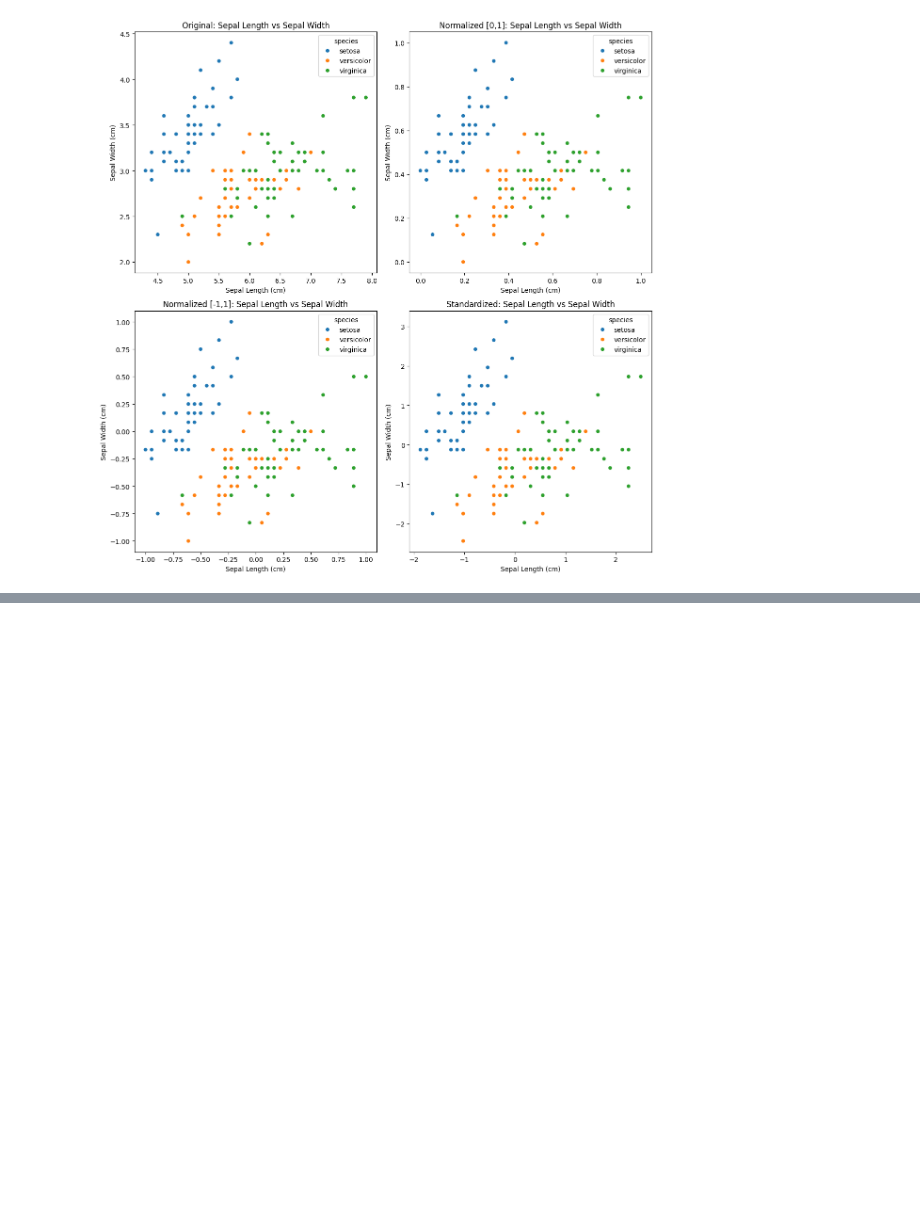
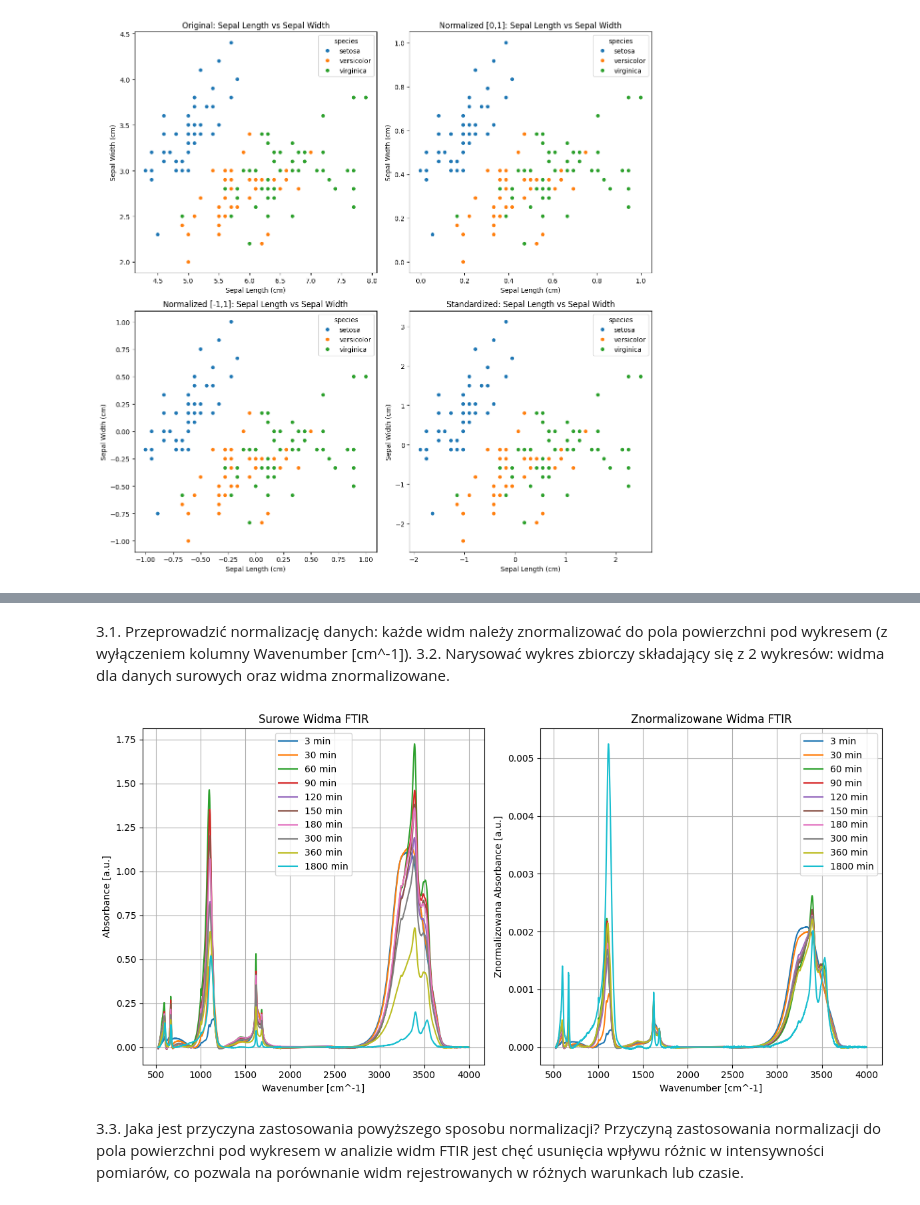
Before and after one commit to juliaduch/maszynowa_analiza_danych, a Jupyter notebook: Duch_Julia_LMAD_PSI_L1.ipynb, the cells around one changed output, grey strips where cells are left out. Cells and saved outputs as stored; diff of their text form; code cells hidden in the pictures; blank space fills up the shorter version.

```diff
--- a/Duch_Julia_LMAD_PSI_L1.ipynb
+++ b/Duch_Julia_LMAD_PSI_L1.ipynb
@@ -161,0 +251,5 @@ plt.show()
+# %%
+raman_db_2 = pd.read_csv('Zad3_L1.csv', sep=';', decimal=',')
+raman_db_2 = raman_db_2.drop(index=0).reset_index(drop=True)
+
+print(raman_db_2.head())
@@ -161,0 +270,14 @@ plt.show()
+# %% [markdown]
+3.1. Przeprowadzić normalizację danych: każde widm należy znormalizować do pola
+powierzchni pod wykresem (z wyłączeniem kolumny Wavenumber [cm^-1]).
+3.2. Narysować wykres zbiorczy składający się z 2 wykresów: widma dla danych
+surowych oraz widma znormalizowane.
+# %%
+intensity_cols = raman_db_2.columns[1:]
+raman_db_2_normalized = raman_db_2.copy()
+
+for col in intensity_cols:
+    area = np.trapz(raman_db_2[col], raman_db_2["Wavenumber [cm^-1]"])
+    raman_db_2_normalized[col] = raman_db_2[col] / area
+# %% [output]
+[figure, added]
@@ -161,0 +307,3 @@ plt.show()
+# %% [markdown]
+3.3. Jaka jest przyczyna zastosowania powyższego sposobu normalizacji?
+Przyczyną zastosowania normalizacji do pola powierzchni pod wykresem w analizie widm FTIR jest chęć usunięcia wpływu różnic w intensywności pomiarów, co pozwala na porównanie widm rejestrowanych w różnych warunkach lub czasie.
```
Also changed, not shown: parts of 10 cells of this notebook, 2 other files.
